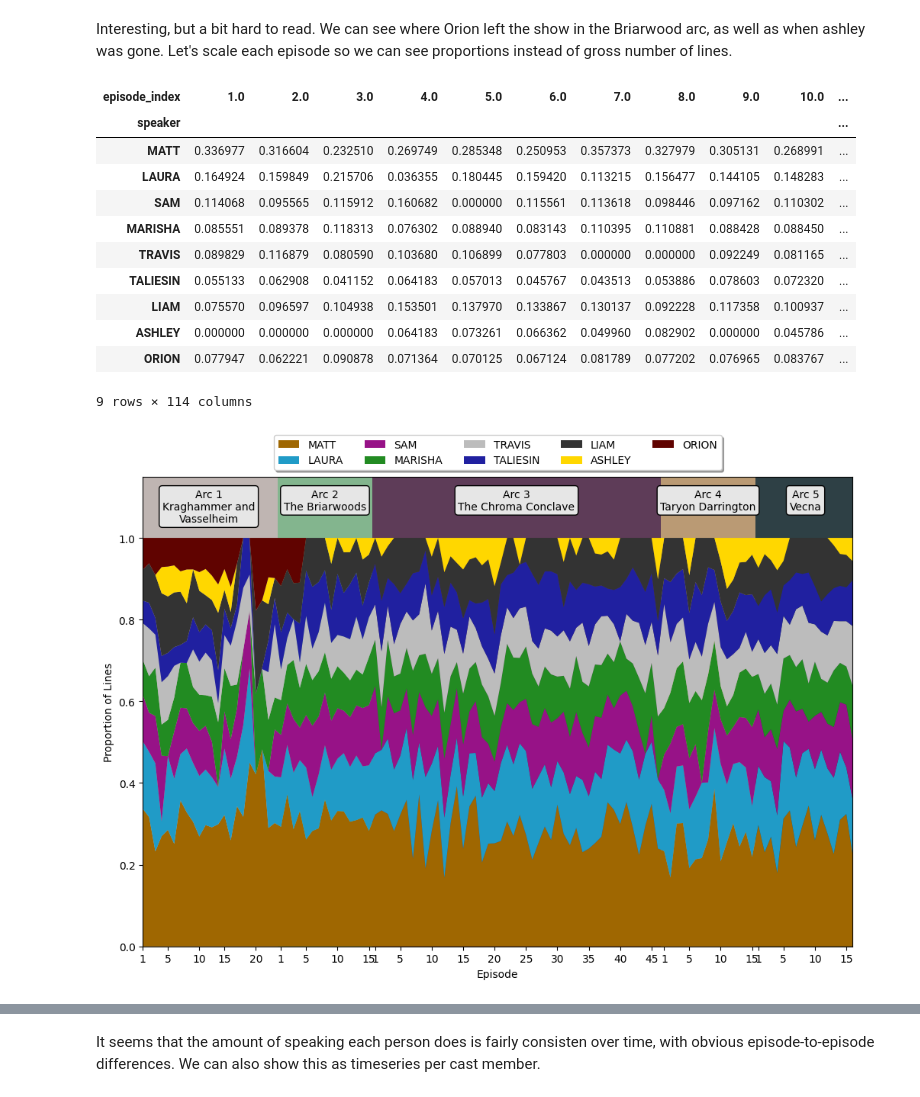
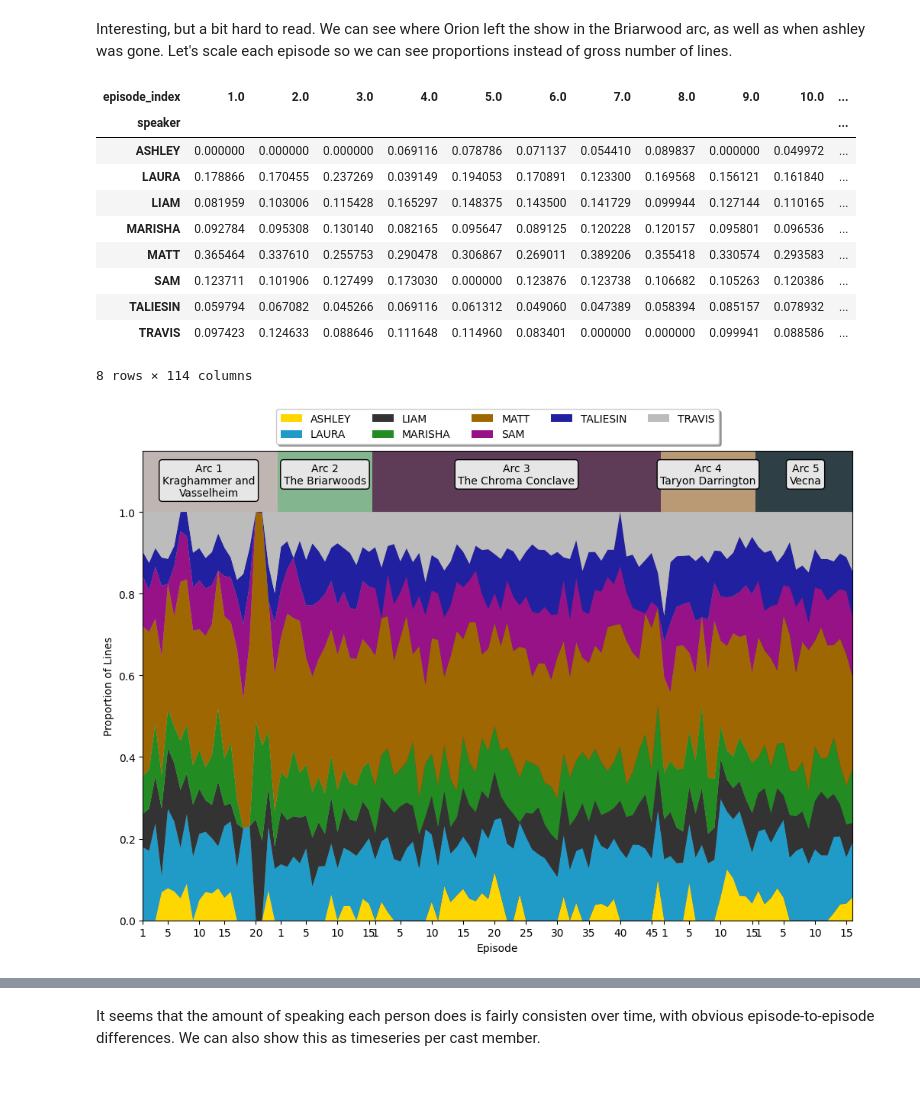
Before and after one commit to wmchad/CritRoleAI, a Jupyter notebook: notebooks/exploration/01_explore_campaign_1.ipynb, the cells around one changed output, grey strips where cells are left out. Saved outputs shown, nothing was run; the diff lists cells and outputs as text; code cells hidden in the pictures.

```diff
--- a/notebooks/exploration/01_explore_campaign_1.ipynb
+++ b/notebooks/exploration/01_explore_campaign_1.ipynb
@@ -20,11 +27,8 @@ pd.set_option('display.max_rows', 200)
 # %%
-data_dir = '../../data'
-db_file = f'{data_dir}/transcript_database.csv'
+relative_data_dir = f'../../{data_dir}'
+relative_db_file = f'{relative_data_dir}/{db_file}'
 
-db = pd.read_csv(
-    db_file,
-    parse_dates = ['download_date']
-)
+db = GetTranscriptDatabase(relative_db_file)
 drop_cols = ['section', 'section_no', 'link', 'download_date']
 campaign1_db = db.loc[db['section_no'] == 1].drop(drop_cols, axis = 1)
 campaign1_db
@@ -61,19 +65,11 @@ Name: count, dtype: int64
 # %% [markdown]
 Now, let's get all the transcripts into a single giant `DataFrame`.
 # %%
-def GetTranscript(arc_no, ep_no, transcript_file):
-    df = pd.read_csv(f'{data_dir}/{transcript_file}')
-    df.insert(0, 'arc_no', arc_no)
-    df.insert(1, 'episode_no', ep_no)
-    return df
+transcripts = CollectTranscripts(
+    campaign1_db,
+    relative_data_dir,
+    {'subsection_no': 'arc_no', 'episode_no': 'episode_no', 'subsection': 'arc', 'episode': 'episode'}
+)
 
-transcripts = pd.DataFrame()
-for index, row in campaign1_db.iterrows():
-    transcripts = pd.concat([
-        transcripts,
-        GetTranscript(row['subsection_no'], row['episode_no'], row['transcript_file'])
-    ])
-transcripts.reset_index(inplace = True)
-transcripts.drop('index', axis = 1, inplace = True)
 transcripts
 # %% [output]
@@ -175,6 +171,5 @@ Here we can see that the main cast definitely have the most lines, with at least
 # %%
-main_cast = speaker_counts[speaker_counts > 4500].index.to_list()
-main_cast_transcripts = filtered_transcripts[filtered_transcripts['speaker'].isin(main_cast)]
+main_cast_transcripts = filtered_transcripts[filtered_transcripts['speaker'].isin(cast.keys())]
 main_cast_transcripts.reset_index(inplace = True)
 main_cast_transcripts
 # %% [output]
@@ -239,8 +217,7 @@ main_cast_lines.plot.pie(
 # %% [markdown]
 As we might expect, Matt spends the most time talking, as he is the DM. The other cast members are fairly equal, with Laura taking the second place in terms of number of lines.
 # %%
-main_cast_transcripts.loc[:, 'speaker'] = main_cast_transcripts.speaker.astype("category").cat.set_categories(speaker_order)
-main_cast_transcripts.loc[:, 'linelength'] = [len(x) for x in main_cast_transcripts['line']]
+main_cast_transcripts.loc[:, 'speaker'] = main_cast_transcripts.speaker.astype("category").cat.set_categories(cast.keys())
 part_summary = main_cast_transcripts \
     .groupby(['section', 'speaker'], as_index = False) \
     .agg({'line': 'count', 'linelength': 'mean'})
@@ -407,16 +383,15 @@ scaled_episode_speakers
 # %% [output]
 | episode_index | 1.0 | 2.0 | 3.0 | 4.0 | 5.0 | 6.0 | 7.0 | 8.0 | 9.0 | 10.0 | ... |
 | speaker |  |  |  |  |  |  |  |  |  |  | ... |
-| MATT | 0.336977 | 0.316604 | 0.232510 | 0.269749 | 0.285348 | 0.250953 | 0.357373 | 0.327979 | 0.305131 | 0.268991 | ... |
-| LAURA | 0.164924 | 0.159849 | 0.215706 | 0.036355 | 0.180445 | 0.159420 | 0.113215 | 0.156477 | 0.144105 | 0.148283 | ... |
-| SAM | 0.114068 | 0.095565 | 0.115912 | 0.160682 | 0.000000 | 0.115561 | 0.113618 | 0.098446 | 0.097162 | 0.110302 | ... |
-| MARISHA | 0.085551 | 0.089378 | 0.118313 | 0.076302 | 0.088940 | 0.083143 | 0.110395 | 0.110881 | 0.088428 | 0.088450 | ... |
-| TRAVIS | 0.089829 | 0.116879 | 0.080590 | 0.103680 | 0.106899 | 0.077803 | 0.000000 | 0.000000 | 0.092249 | 0.081165 | ... |
-| TALIESIN | 0.055133 | 0.062908 | 0.041152 | 0.064183 | 0.057013 | 0.045767 | 0.043513 | 0.053886 | 0.078603 | 0.072320 | ... |
-| LIAM | 0.075570 | 0.096597 | 0.104938 | 0.153501 | 0.137970 | 0.133867 | 0.130137 | 0.092228 | 0.117358 | 0.100937 | ... |
-| ASHLEY | 0.000000 | 0.000000 | 0.000000 | 0.064183 | 0.073261 | 0.066362 | 0.049960 | 0.082902 | 0.000000 | 0.045786 | ... |
-| ORION | 0.077947 | 0.062221 | 0.090878 | 0.071364 | 0.070125 | 0.067124 | 0.081789 | 0.077202 | 0.076965 | 0.083767 | ... |
+| ASHLEY | 0.000000 | 0.000000 | 0.000000 | 0.069116 | 0.078786 | 0.071137 | 0.054410 | 0.089837 | 0.000000 | 0.049972 | ... |
+| LAURA | 0.178866 | 0.170455 | 0.237269 | 0.039149 | 0.194053 | 0.170891 | 0.123300 | 0.169568 | 0.156121 | 0.161840 | ... |
+| LIAM | 0.081959 | 0.103006 | 0.115428 | 0.165297 | 0.148375 | 0.143500 | 0.141729 | 0.099944 | 0.127144 | 0.110165 | ... |
+| MARISHA | 0.092784 | 0.095308 | 0.130140 | 0.082165 | 0.095647 | 0.089125 | 0.120228 | 0.120157 | 0.095801 | 0.096536 | ... |
+| MATT | 0.365464 | 0.337610 | 0.255753 | 0.290478 | 0.306867 | 0.269011 | 0.389206 | 0.355418 | 0.330574 | 0.293583 | ... |
+| SAM | 0.123711 | 0.101906 | 0.127499 | 0.173030 | 0.000000 | 0.123876 | 0.123738 | 0.106682 | 0.105263 | 0.120386 | ... |
+| TALIESIN | 0.059794 | 0.067082 | 0.045266 | 0.069116 | 0.061312 | 0.049060 | 0.047389 | 0.058394 | 0.085157 | 0.078932 | ... |
+| TRAVIS | 0.097423 | 0.124633 | 0.088646 | 0.111648 | 0.114960 | 0.083401 | 0.000000 | 0.000000 | 0.099941 | 0.088586 | ... |
-9 rows × 114 columns
+8 rows × 114 columns
 # %%
 fig, ax = plt.subplots(figsize = (12, 8))
 
@@ -432,7 +407,7 @@ ax.stackplot(
     scaled_episode_speakers.columns,
     scaled_episode_speakers.values,
     labels = scaled_episode_speakers.index,
-    colors = vm_palette.values()
+    colors = [cast[x]['color'] for x in scaled_episode_speakers.index]
 )
 ax.legend(
     loc            = 'upper center',
@@ -440,34 +415,34 @@ ax.legend(
     ncol           = 5,
     fancybox       = True,
     shadow         = True
 )
 
 xaxis_data  = arc_episodes[arc_episodes['episode_no'].isin([1, 5, 10, 15, 20, 25, 30, 35, 40, 45, 50])]
 
 # Axis limits
 ax.set(
     xlim   = (min(scaled_episode_speakers.columns), max(scaled_episode_speakers.columns)),
     xticks = xaxis_data['episode_index'],
     xticklabels = xaxis_data['episode_no'],
     xlabel = 'Episode',
     ylim   = (0, 1.15),
     ylabel = 'Proportion of Lines'
 )
 
 bbox = dict(boxstyle ="round", fc ="0.9")
 for _, row in arc_summary.iterrows():
     ax.annotate(
         row['arc_name'].replace(': ', '\n').replace('and ', 'and\n'),
         ((row['episode_index_min'] + row['episode_index_max']) / 2, 1.12),
         fontsize = 10,
         multialignment = 'center',
         horizontalalignment = 'center',
         verticalalignment = 'top',
         bbox = bbox)
 
 plt.show()
 # %% [output]
-[figure, old version]
+[figure, new version]
 # %%
 fig, ax = plt.subplots(figsize = (12, 8))
 
```
Also changed, not shown: parts of 30 cells of this notebook, 1 other file.
